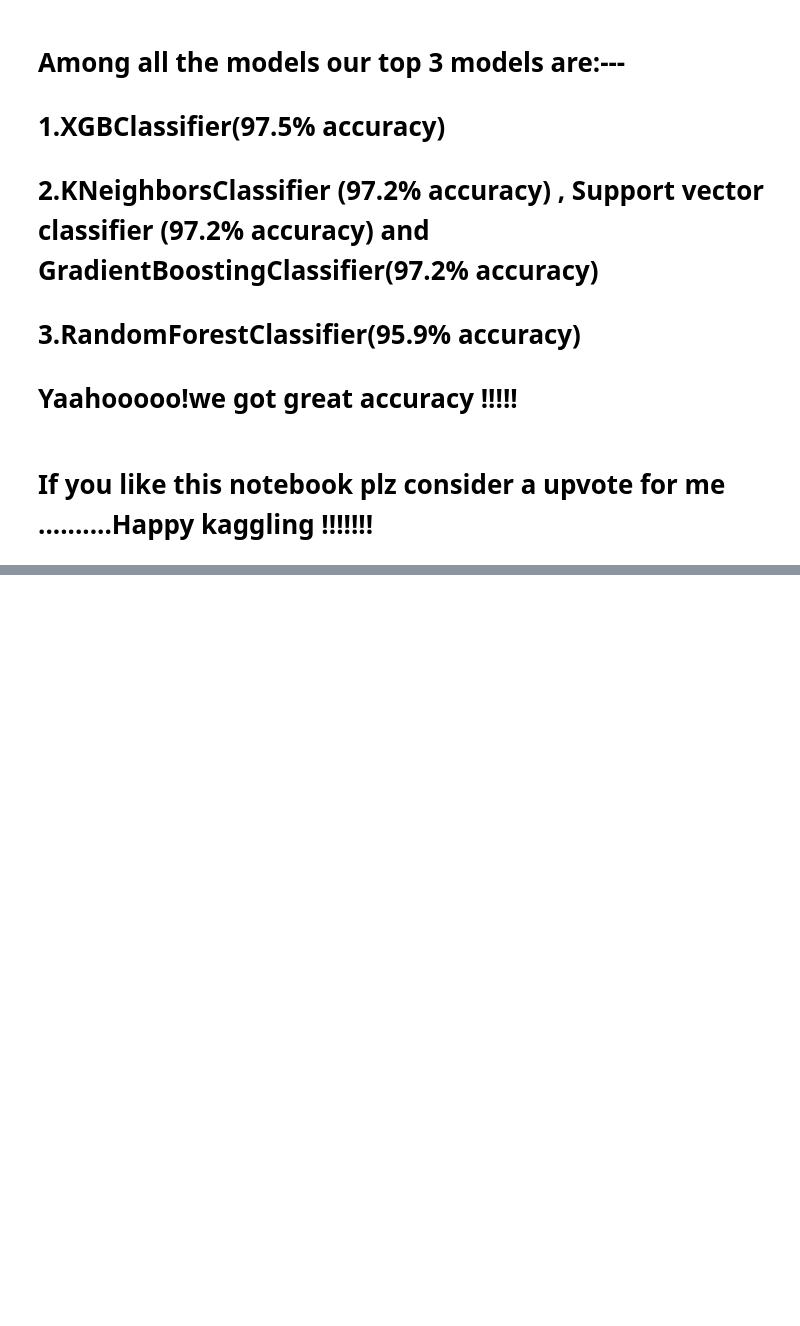
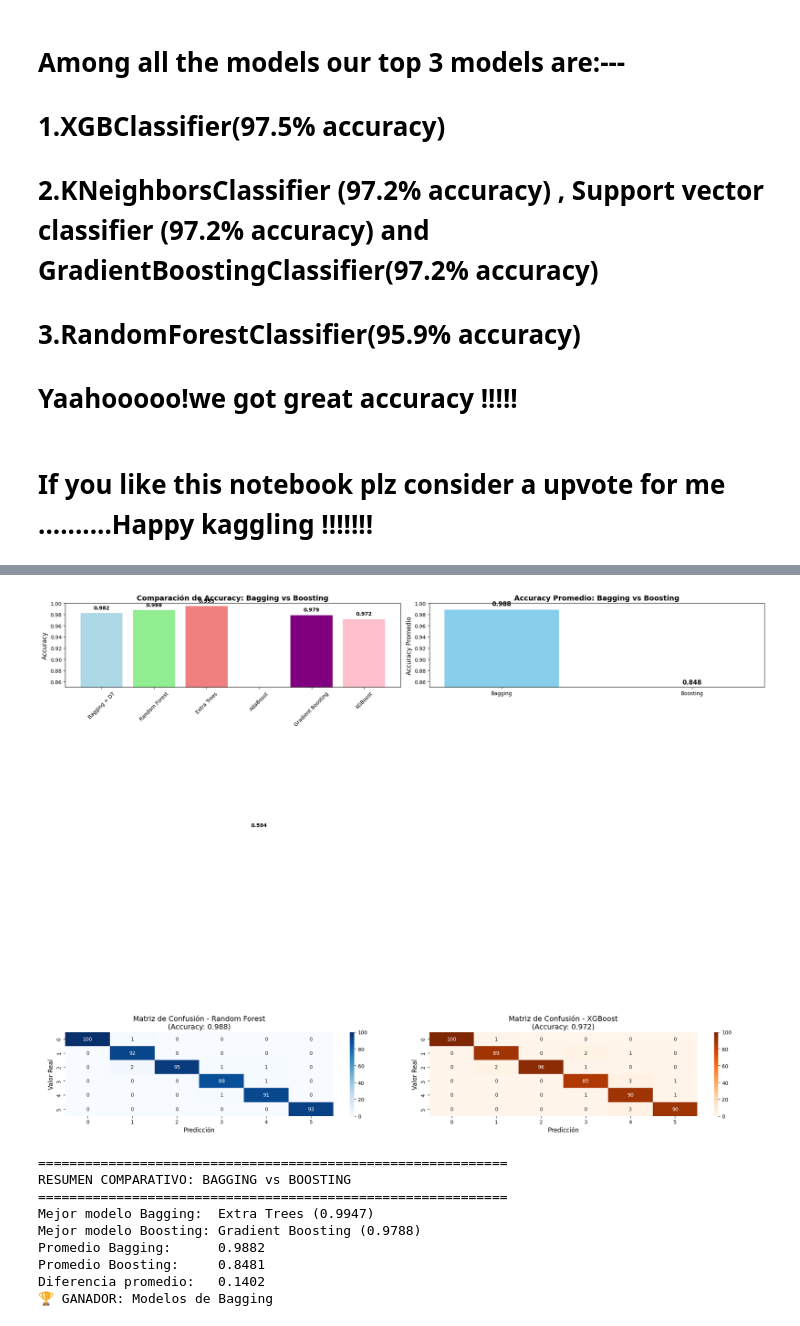
Before and after one commit to cristinaegus/ML-Modelos-Ensamble, a Jupyter notebook: Wine_multiclass_classification__97_5_accuracy.ipynb, the cells around one changed output, grey strips where cells are left out. Saved outputs shown, nothing was run; the diff lists cells and outputs as text; code cells hidden in the pictures; blank space fills up the shorter version.

Commit message:
Boosting

```diff
--- a/Wine_multiclass_classification__97_5_accuracy.ipynb
+++ b/Wine_multiclass_classification__97_5_accuracy.ipynb
@@ -520,0 +740,80 @@ Here among all the Ensamble models ,ours best model is XGBClassifier(97.5% accur
+# %%
+# Crear visualización comparativa
+fig, ((ax1, ax2), (ax3, ax4)) = plt.subplots(2, 2, figsize=(20, 15))
+
+# 1. Comparación de Accuracy
+models_comparison = {**bagging_results, **boosting_results}
+model_names = list(models_comparison.keys())
+accuracies = list(models_comparison.values())
+
+colors = ['lightblue', 'lightgreen', 'lightcoral', 'orange', 'purple', 'pink']
+bars = ax1.bar(model_names, accuracies, color=colors)
+ax1.set_title('Comparación de Accuracy: Bagging vs Boosting', fontsize=14, fontweight='bold')
+ax1.set_ylabel('Accuracy', fontsize=12)
+ax1.set_ylim(0.85, 1.0)
+ax1.tick_params(axis='x', rotation=45)
+
+# Agregar valores en las barras
+for bar, acc in zip(bars, accuracies):
+    height = bar.get_height()
+    ax1.text(bar.get_x() + bar.get_width()/2., height + 0.005,
+             f'{acc:.3f}', ha='center', va='bottom', fontweight='bold')
+
+# 2. Comparación Bagging vs Boosting (Promedio)
+categories = ['Bagging', 'Boosting']
+avg_scores = [np.mean(list(bagging_results.values())), np.mean(list(boosting_results.values()))]
+
+bars2 = ax2.bar(categories, avg_scores, color=['skyblue', 'lightcoral'], width=0.6)
+ax2.set_title('Accuracy Promedio: Bagging vs Boosting', fontsize=14, fontweight='bold')
+ax2.set_ylabel('Accuracy Promedio', fontsize=12)
+ax2.set_ylim(0.85, 1.0)
+
+for bar, score in zip(bars2, avg_scores):
+    height = bar.get_height()
+    ax2.text(bar.get_x() + bar.get_width()/2., height + 0.005,
+             f'{score:.3f}', ha='center', va='bottom', fontweight='bold', fontsize=12)
+
+# 3. Matriz de confusión del mejor modelo Bagging (Random Forest)
+best_bagging_pred = rf_pred
+cm_bagging = confusion_matrix(y_test_1d, best_bagging_pred)
+sns.heatmap(cm_bagging, annot=True, fmt='d', cmap='Blues', ax=ax3)
+ax3.set_title(f'Matriz de Confusión - Random Forest\n(Accuracy: {rf_accuracy:.3f})', fontsize=14)
+ax3.set_xlabel('Predicción', fontsize=12)
+ax3.set_ylabel('Valor Real', fontsize=12)
+
+# 4. Matriz de confusión del mejor modelo Boosting (XGBoost)
+best_boosting_pred = xgb_pred
+cm_boosting = confusion_matrix(y_test_1d, best_boosting_pred)
+sns.heatmap(cm_boosting, annot=True, fmt='d', cmap='Oranges', ax=ax4)
+ax4.set_title(f'Matriz de Confusión - XGBoost\n(Accuracy: {xgb_accuracy:.3f})', fontsize=14)
+ax4.set_xlabel('Predicción', fontsize=12)
+ax4.set_ylabel('Valor Real', fontsize=12)
+
+plt.tight_layout()
+plt.show()
+
+# Resumen estadístico
+print("=" * 60)
+print("RESUMEN COMPARATIVO: BAGGING vs BOOSTING")
+print("=" * 60)
+print(f"Mejor modelo Bagging:  {max(bagging_results, key=bagging_results.get)} ({max(bagging_results.values()):.4f})")
+print(f"Mejor modelo Boosting: {max(boosting_results, key=boosting_results.get)} ({max(boosting_results.values()):.4f})")
+print(f"Promedio Bagging:      {np.mean(list(bagging_results.values())):.4f}")
+print(f"Promedio Boosting:     {np.mean(list(boosting_results.values())):.4f}")
+print(f"Diferencia promedio:   {abs(np.mean(list(bagging_results.values())) - np.mean(list(boosting_results.values()))):.4f}")
+
+if np.mean(list(bagging_results.values())) > np.mean(list(boosting_results.values())):
+    print("🏆 GANADOR: Modelos de Bagging")
+else:
+    print("🏆 GANADOR: Modelos de Boosting")
+# %% [output]
+[figure, added]
+============================================================
+RESUMEN COMPARATIVO: BAGGING vs BOOSTING
+============================================================
+Mejor modelo Bagging:  Extra Trees (0.9947)
+Mejor modelo Boosting: Gradient Boosting (0.9788)
+Promedio Bagging:      0.9882
+Promedio Boosting:     0.8481
+Diferencia promedio:   0.1402
+🏆 GANADOR: Modelos de Bagging
```
Also changed, not shown: parts of 9 cells of this notebook.
